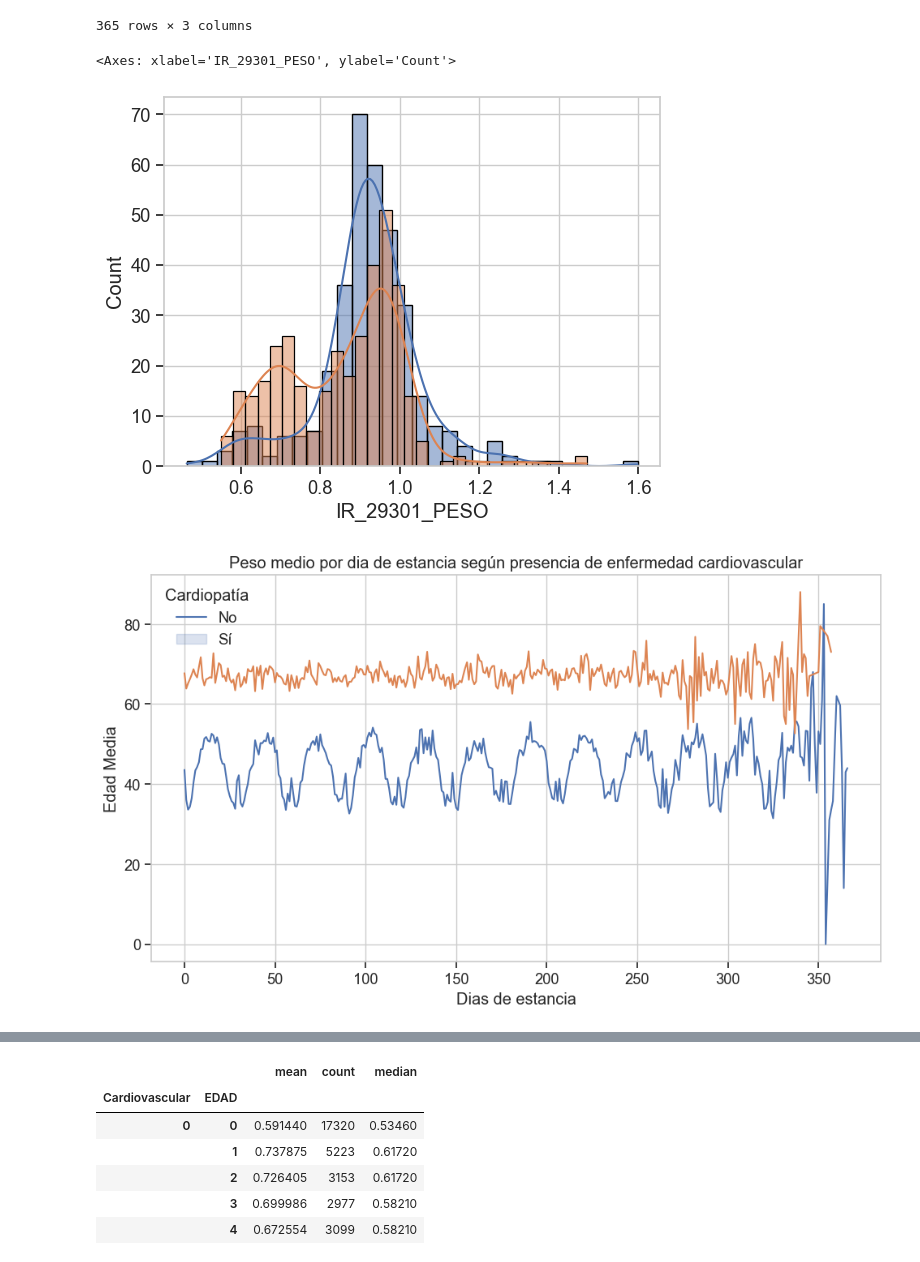
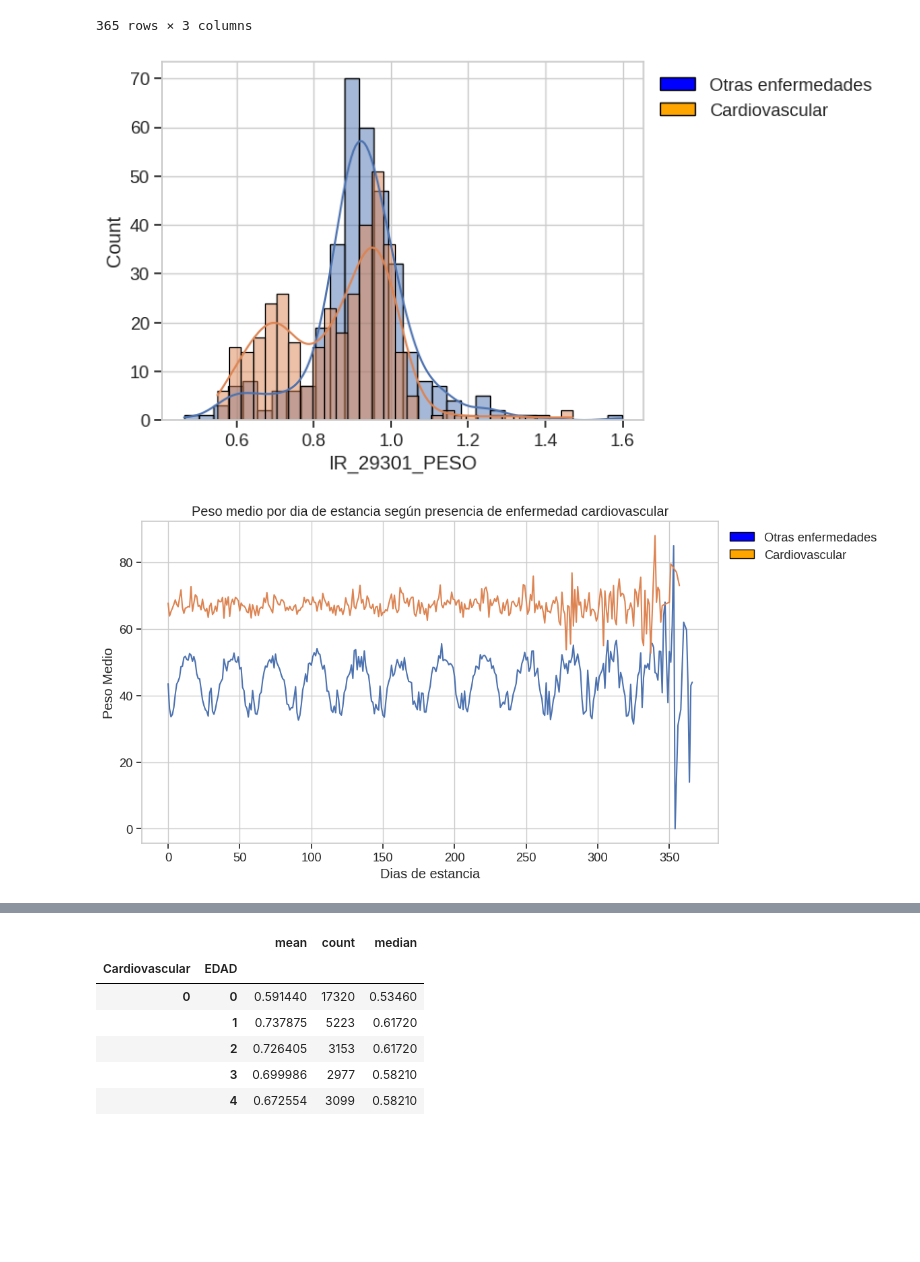
Before and after one commit to MYR2003/Examen-Estadisticas, a Jupyter notebook: examen.ipynb, the cells around one changed output, grey strips where cells are left out. Saved outputs shown, nothing was run; the diff lists cells and outputs as text; code cells hidden in the pictures; blank space fills up the shorter version.

```diff
--- a/examen.ipynb
+++ b/examen.ipynb
@@ -70,7 +70,7 @@ columns = ["COD_HOSPITAL"
 ,"IR_29301_COD_GRD"
 ,"IR_29301_PESO"]
 # %%
-data = pd.read_csv(r'Datos\GRD_PUBLICO_2023.csv',sep='|',engine='python',encoding='utf-16', usecols=columns, na_values=["DESCONOCIDO"])
+data = pd.read_csv(r'Datos/GRD_PUBLICO_2023.csv',sep='|',engine='python',encoding='utf-16', usecols=columns, na_values=["DESCONOCIDO"])
 # %%
 for col in ['FECHAALTA','FECHA_INGRESO','FECHA_NACIMIENTO']:
     data[col] = pd.to_datetime(data[col], errors='coerce')
@@ -720,26 +759,52 @@ data.groupby('DIAS_ESTANCIA')['IR_29301_PESO'].agg(['mean', 'std', 'count'])
 # %%
 sns.histplot(data_cardio.groupby('DIAS_ESTANCIA')['IR_29301_PESO'].mean(), bins=30, kde=True)
 sns.histplot(data_no_cardio.groupby('DIAS_ESTANCIA')['IR_29301_PESO'].mean(), bins=30, kde=True)
+
+handles = [
+    plt.Rectangle((0, 0), 1, 1, fc='blue', edgecolor='black'),  # Cardiovascular
+    plt.Rectangle((0, 0), 1, 1, fc='orange', edgecolor='black')  # Otras enfermedades
+]
+labels=['Otras enfermedades', 'Cardiovascular']
+plt.legend(
+    handles,
+    labels,
+    bbox_to_anchor=(1, 1),
+    loc='upper left'
+)
+
+plt.show()
 # %% [output]
-<Axes: xlabel='IR_29301_PESO', ylabel='Count'>
-[figure, old version]
+[figure, new version]
 # %%
 df = data.dropna(subset=['DIAS_ESTANCIA', 'EDAD', 'Cardiovascular'])
 
 media_dias_estancia = df.groupby(['DIAS_ESTANCIA', 'Cardiovascular'])['EDAD'].mean().reset_index()
 
-plt.figure(figsize=(10, 6))
-sns.lineplot(data=media_dias_estancia, x='DIAS_ESTANCIA', y='EDAD', hue='Cardiovascular')
+plt.figure(figsize=(12, 6))
+ax = sns.lineplot(data=media_dias_estancia, x='DIAS_ESTANCIA', y='EDAD', hue='Cardiovascular')
 
 plt.title('Peso medio por dia de estancia según presencia de enfermedad cardiovascular')
 plt.xlabel('Dias de estancia')
-plt.ylabel('Edad Media')
-plt.legend(title='Cardiopatía', labels=['No', 'Sí'])
+plt.ylabel('Peso Medio')
+
+handles = [
+    plt.Rectangle((0, 0), 1, 1, fc='blue', edgecolor='black'),  # Cardiovascular
+    plt.Rectangle((0, 0), 1, 1, fc='orange', edgecolor='black')  # Otras enfermedades
+]
+labels=['Otras enfermedades', 'Cardiovascular']
+plt.legend(
+    handles,
+    labels,
+    bbox_to_anchor=(1, 1),
+    loc='upper left'
+)
+
 plt.grid(True)
 plt.tight_layout()
+
 plt.show()
 # %% [output]
-[figure, old version]
+[figure, new version]
 # %%
 plt.figure(figsize=(12, 6))
 
```
Also changed, not shown: parts of 37 cells of this notebook, 1 other file.
